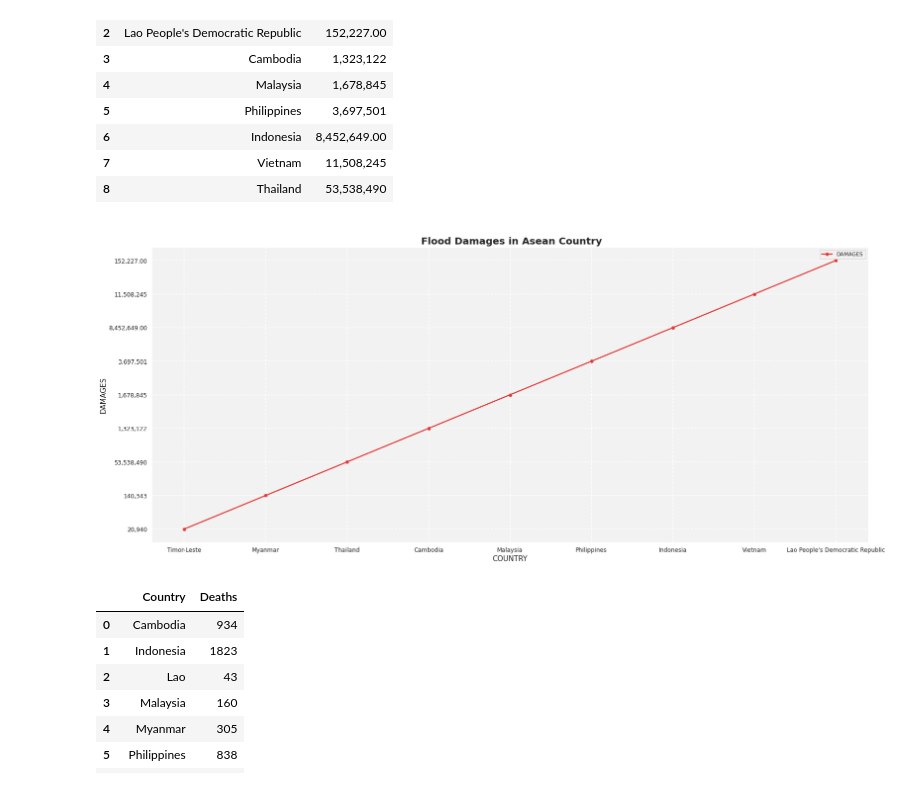
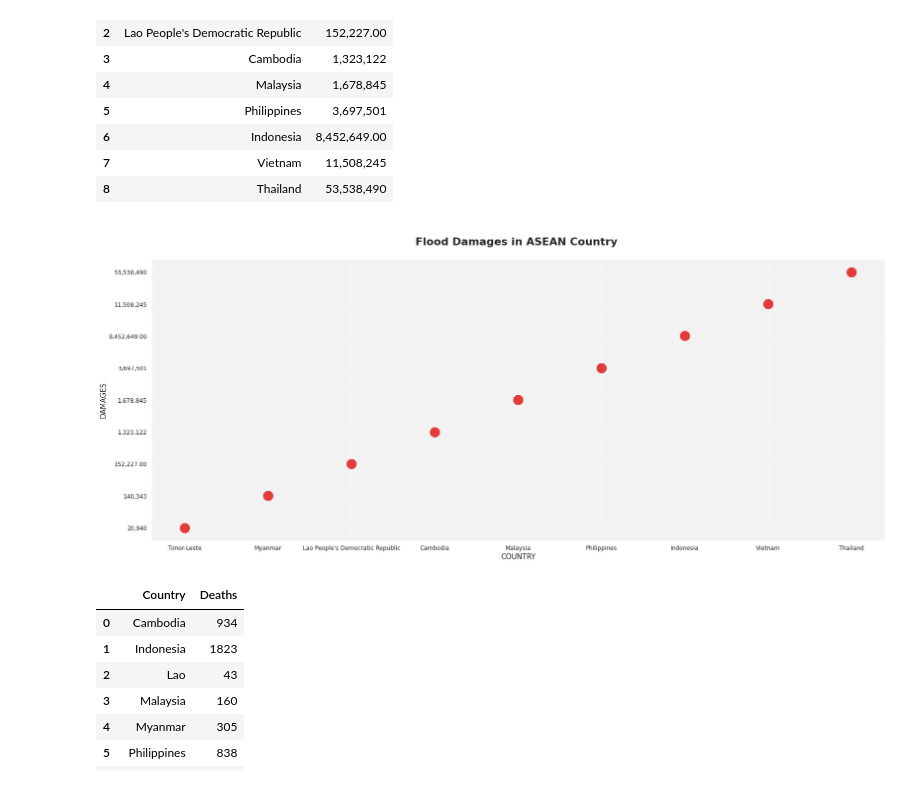
Before and after one commit to KarlAndreiCalimutan/Beta-Tech_BSIT_3207, a Jupyter notebook: Dataset_visual.ipynb, the cells around one changed output. Saved outputs shown, nothing was run; the diff lists cells and outputs as text; code cells hidden in the pictures.

```diff
--- a/Dataset_visual.ipynb
+++ b/Dataset_visual.ipynb
@@ -23,31 +23,26 @@ display(df.iloc[0:])
 | 7 | Vietnam | 11,508,245 |
 | 8 | Thailand | 53,538,490 |
 # %%
-#Visualization
-#getting all values from the dataframe/csv
+#getting all the values stored in the dataframe/csv
 COUNTRY = df["COUNTRY"]
 DAMAGES = df["DAMAGES"]
 
-#changing the size of the entire graph
+#changing the size of visualization
 f = plt.figure(tight_layout=True)
 f.set_figwidth(23)
 f.set_figheight(10)
 
-#Changing the background color of the graph
-plt.rcParams['axes.facecolor'] = '#F2F2F2'
-
-#Creating plots
+#creating the plot
 plt.xticks(fontsize=12)
 plt.yticks(fontsize=12)
-plt.title("\n Flood Damages in Asean Country", fontweight="bold", fontsize=20)
+plt.scatter(COUNTRY,DAMAGES,s=400,c='#E33B3A')
+plt.title(" \nFlood Damages in ASEAN Country \n", fontweight="bold", fontsize=22)
 plt.xlabel("COUNTRY", fontsize=15)
 plt.ylabel("DAMAGES", fontsize=15)
-plt.grid(color = 'white', linestyle = '--', linewidth = 1.5)
-plt.plot(COUNTRY, DAMAGES, 'o-', lw=2.4, c='#E33B3A')
-plt.legend(labels=['DAMAGES'])
+plt.grid(color = 'white', linestyle = '--', linewidth = 0.9)
 plt.show()
 # %% [output]
-[figure, old version]
+[figure, new version]
 # %%
 url = 'https://raw.githubusercontent.com/mushimushe/Beta-Tech_BSIT_3207/main/Data%20Visualizations/Datasets%20csv/Bar%20chart%20line%20graph%20total%20deaths%20in%2020%20year.csv'
 df = pd.read_csv(url)
```
Also changed, not shown: parts of 2 cells of this notebook.
